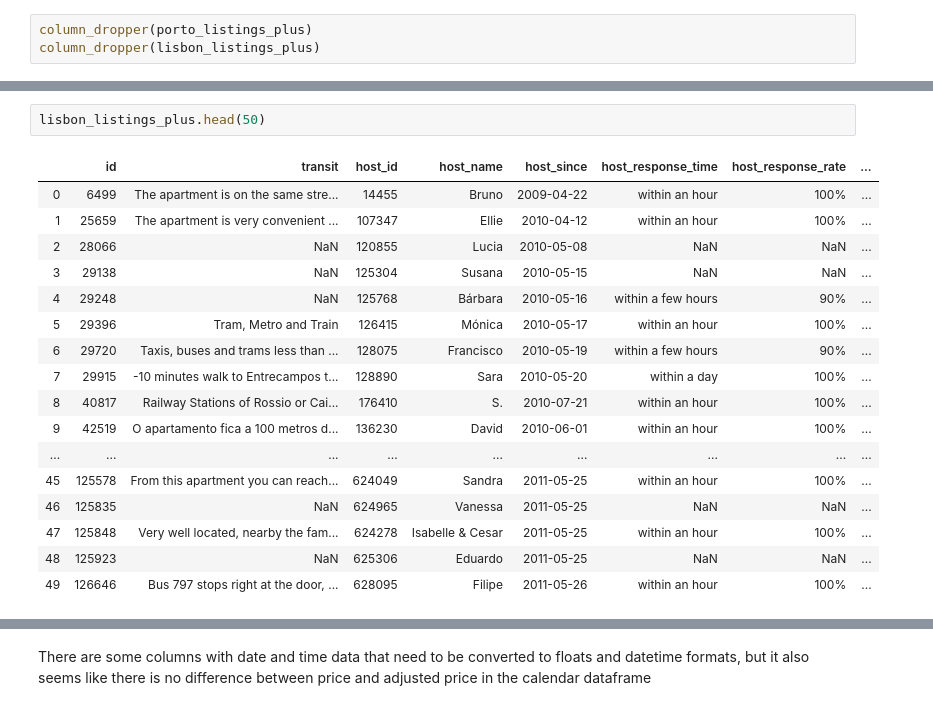
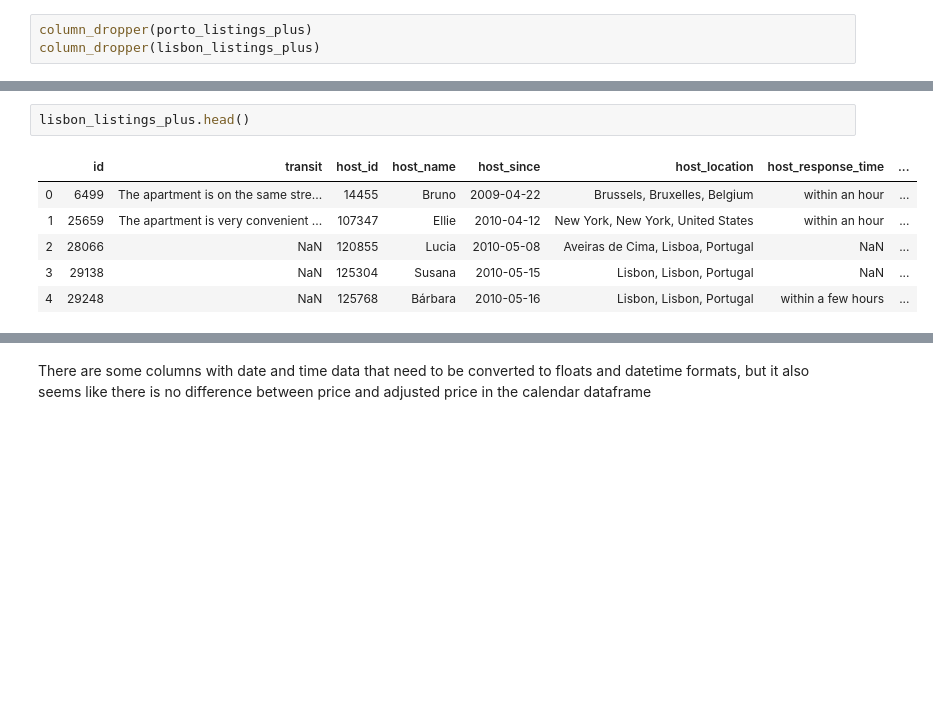
Before and after one commit to sousablde/Airbnb-A-tale-of-2-cities, a Jupyter notebook: Airbnb - a tale of 2 cities.ipynb, the cells around one changed output, grey strips where cells are left out. Drawn from its saved outputs; the diff is of its cells as text; blank space fills up the shorter version.

```diff
--- a/Airbnb - a tale of 2 cities.ipynb
+++ b/Airbnb - a tale of 2 cities.ipynb
@@ -259,20 +247,9 @@ porto_listings_plus.head()
 # %%
-lisbon_listings_plus.head(50)
+lisbon_listings_plus.head()
 # %% [output]
-|  | id | transit | host_id | host_name | host_since | host_response_time | host_response_rate | ... |
-| 0 | 6499 | The apartment is on the same stre... | 14455 | Bruno | 2009-04-22 | within an hour | 100% | ... |
-| 1 | 25659 | The apartment is very convenient ... | 107347 | Ellie | 2010-04-12 | within an hour | 100% | ... |
-| 2 | 28066 | NaN | 120855 | Lucia | 2010-05-08 | NaN | NaN | ... |
-| 3 | 29138 | NaN | 125304 | Susana | 2010-05-15 | NaN | NaN | ... |
-| 4 | 29248 | NaN | 125768 | Bárbara | 2010-05-16 | within a few hours | 90% | ... |
-| 5 | 29396 | Tram, Metro and Train | 126415 | Mónica | 2010-05-17 | within an hour | 100% | ... |
-| 6 | 29720 | Taxis, buses and trams less than ... | 128075 | Francisco | 2010-05-19 | within a few hours | 90% | ... |
-| 7 | 29915 | -10 minutes walk to Entrecampos t... | 128890 | Sara | 2010-05-20 | within a day | 100% | ... |
-| 8 | 40817 | Railway Stations of Rossio or Cai... | 176410 | S. | 2010-07-21 | within an hour | 100% | ... |
-| 9 | 42519 | O apartamento fica a 100 metros d... | 136230 | David | 2010-06-01 | within an hour | 100% | ... |
-| ... | ... | ... | ... | ... | ... | ... | ... | ... |
-| 45 | 125578 | From this apartment you can reach... | 624049 | Sandra | 2011-05-25 | within an hour | 100% | ... |
-| 46 | 125835 | NaN | 624965 | Vanessa | 2011-05-25 | NaN | NaN | ... |
-| 47 | 125848 | Very well located, nearby the fam... | 624278 | Isabelle & Cesar | 2011-05-25 | within an hour | 100% | ... |
-| 48 | 125923 | NaN | 625306 | Eduardo | 2011-05-25 | NaN | NaN | ... |
-| 49 | 126646 | Bus 797 stops right at the door, ... | 628095 | Filipe | 2011-05-26 | within an hour | 100% | ... |
+|  | id | transit | host_id | host_name | host_since | host_location | host_response_time | ... |
+| 0 | 6499 | The apartment is on the same stre... | 14455 | Bruno | 2009-04-22 | Brussels, Bruxelles, Belgium | within an hour | ... |
+| 1 | 25659 | The apartment is very convenient ... | 107347 | Ellie | 2010-04-12 | New York, New York, United States | within an hour | ... |
+| 2 | 28066 | NaN | 120855 | Lucia | 2010-05-08 | Aveiras de Cima, Lisboa, Portugal | NaN | ... |
+| 3 | 29138 | NaN | 125304 | Susana | 2010-05-15 | Lisbon, Lisbon, Portugal | NaN | ... |
+| 4 | 29248 | NaN | 125768 | Bárbara | 2010-05-16 | Lisbon, Lisbon, Portugal | within a few hours | ... |
```
Also changed, not shown: parts of 85 cells of this notebook.
